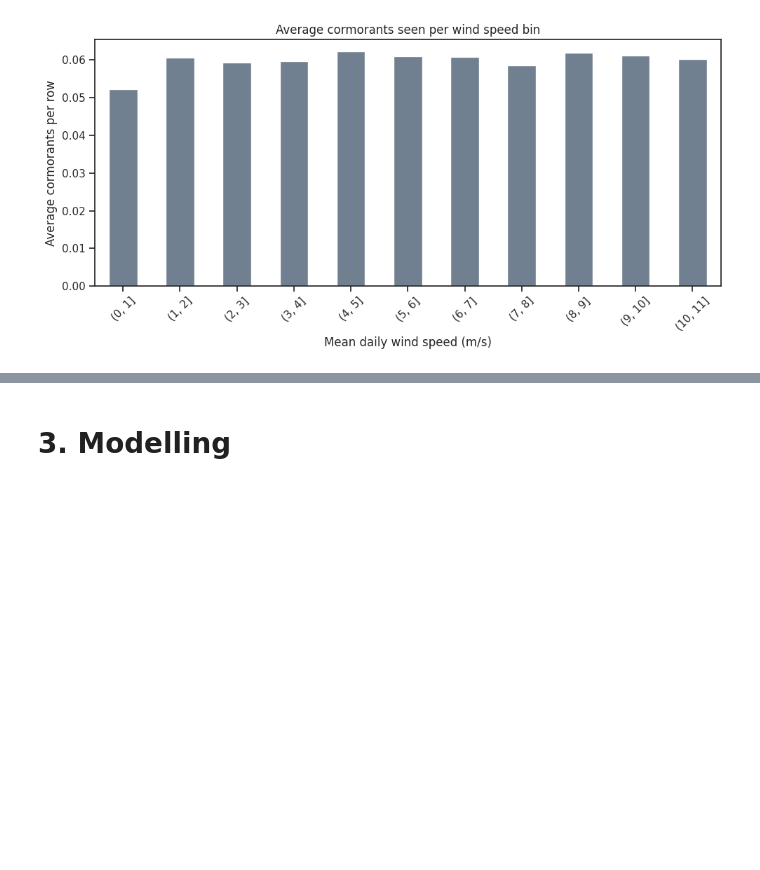
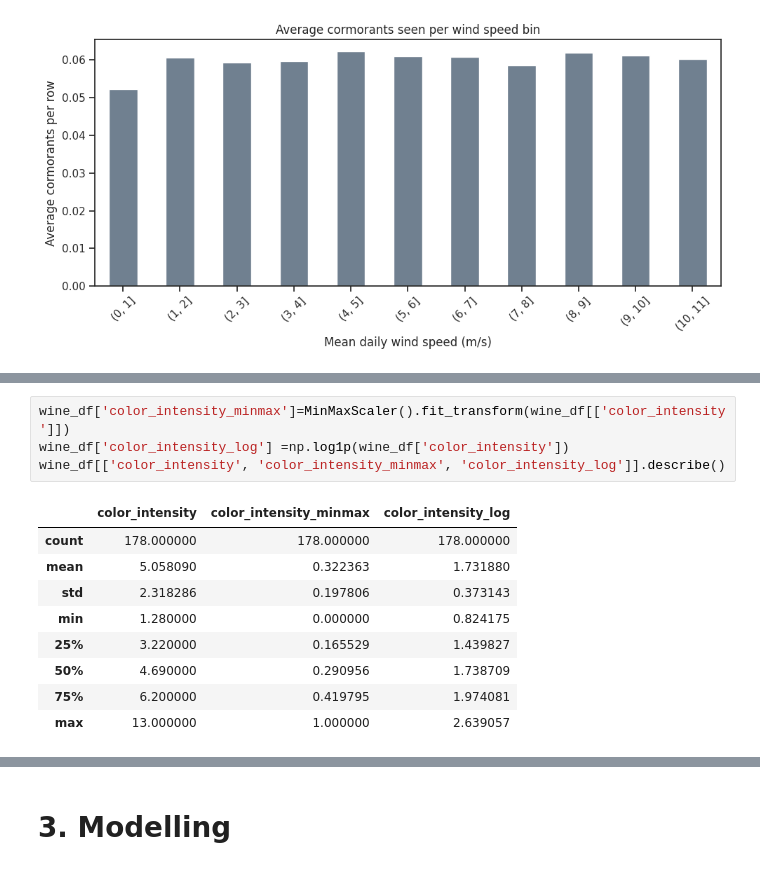
Before and after one commit to kebabzter/the-greatest-cormorant, a Jupyter notebook: notebook-final.ipynb, the cells around one changed output, grey strips where cells are left out. Drawn from its saved outputs; the diff is of its cells as text; blank space fills up the shorter version.

```diff
--- a/notebook-final.ipynb
+++ b/notebook-final.ipynb
@@ -591,0 +651,14 @@ plt.show()
+# %%
+wine_df['color_intensity_minmax']=MinMaxScaler().fit_transform(wine_df[['color_intensity']])
+wine_df['color_intensity_log'] =np.log1p(wine_df['color_intensity'])
+wine_df[['color_intensity', 'color_intensity_minmax', 'color_intensity_log']].describe()
+# %% [output]
+|  | color_intensity | color_intensity_minmax | color_intensity_log |
+| count | 178.000000 | 178.000000 | 178.000000 |
+| mean | 5.058090 | 0.322363 | 1.731880 |
+| std | 2.318286 | 0.197806 | 0.373143 |
+| min | 1.280000 | 0.000000 | 0.824175 |
+| 25% | 3.220000 | 0.165529 | 1.439827 |
+| 50% | 4.690000 | 0.290956 | 1.738709 |
+| 75% | 6.200000 | 0.419795 | 1.974081 |
+| max | 13.000000 | 1.000000 | 2.639057 |
```
Also changed, not shown: parts of 8 cells of this notebook.
